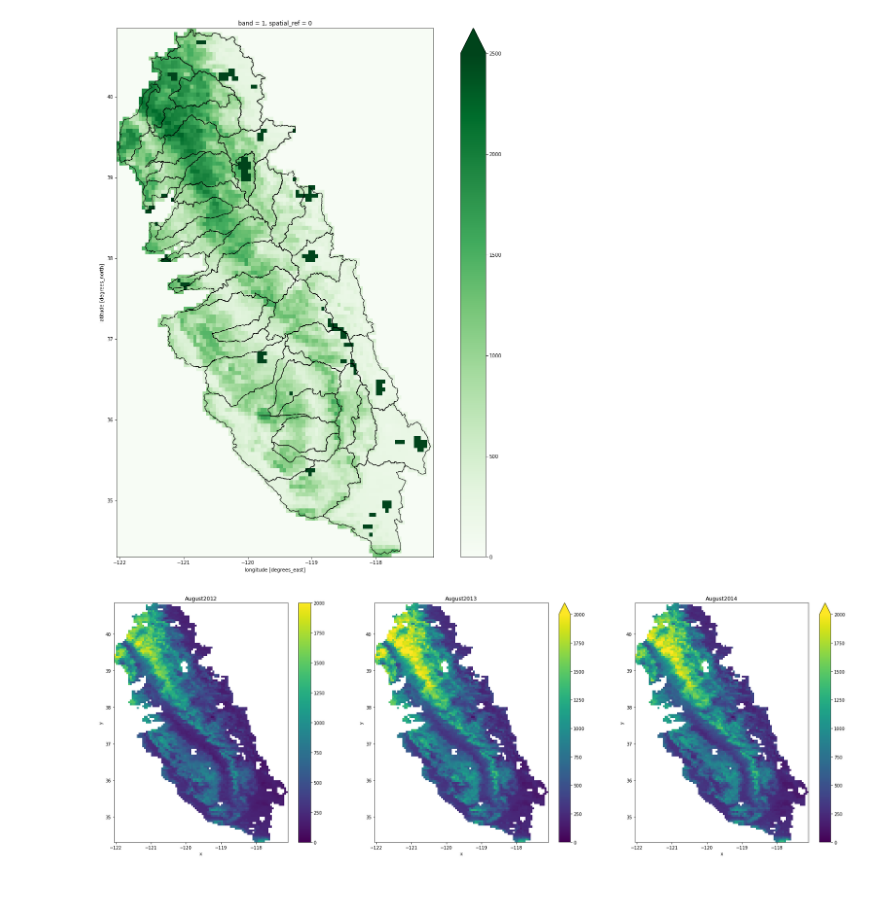
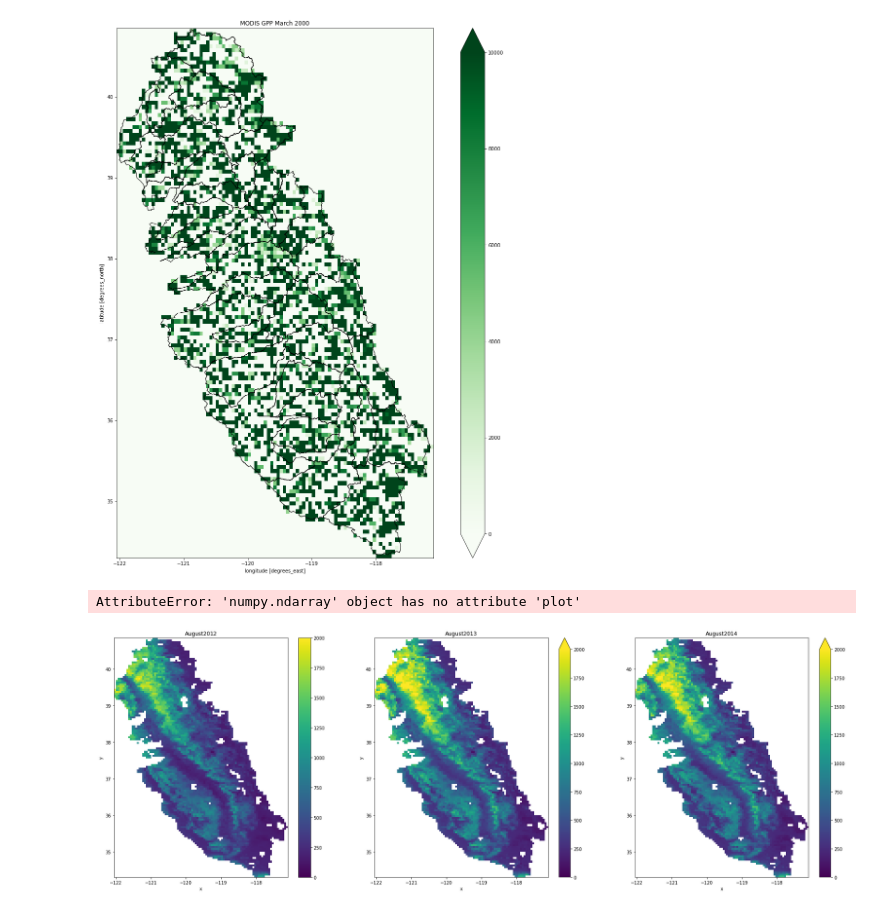
Before and after one commit to mariannecowherd/pe_snow_fires, a Jupyter notebook: scripts/modis_gpp.ipynb, the cells around one changed output. Drawn from its saved outputs; the diff is of its cells as text; code cells hidden in the pictures.

```diff
--- a/scripts/modis_gpp.ipynb
+++ b/scripts/modis_gpp.ipynb
@@ -17,37 +17,47 @@ warnings.filterwarnings('ignore')
 from constants import *
 os.chdir(home_dir)
 # %%
-filepath = 'c:/users/marianne/NTSG_products/MOD17/MOD17A2_GPP.2004.M08.tif'
+filepath = 'c:/users/marianne/NTSG_products/MOD17/MOD17A2_GPP.2000.M03.tif'
 modis_pre = rxr.open_rasterio(filepath,
                               masked=True)
 # %%
 sn_trans = sn_watersheds.to_crs(modis_pre.rio.crs)
 from rasterio.plot import plotting_extent
 
 #  Create a box representing the spatial extent of your data
 crop_bound_box = [box(*sn_watersheds.total_bounds)]
 # Clip the data by  chaining together rio.clip with rio.open_rasterio
 # from_disk=True allows you to only open the data that you wish to work with
 modis_pre_clip = modis_pre.rio.clip(sn_trans.geometry,
                                                                     crs=sn_watersheds.crs,
                                                                     # Include all pixels even partial pixels
                                                                     all_touched=True,
                                                                     from_disk=True).squeeze()
 # The final clipped data
 #modis_pre_clip
 
 
 modis_ext = plotting_extent(modis_pre_clip,
                             modis_pre_clip.rio.transform())
 
                             # View cropped data
 f, ax = plt.subplots(figsize=(20,20))
-modis_pre_clip.plot(ax=ax,cmap = 'Greens',vmin = 0,vmax=2500)
+# modis_pre_clip.plot(ax=ax,cmap = 'Greens',vmin = 0,vmax=2500)
+mpc_scaled = modis_pre_clip
+mpc_scaled.values = modis_pre_clip.values * 1000
+mpc_scaled.plot(ax=ax,cmap = 'Greens',vmin = 0,vmax=10000)
 sn_trans.boundary.plot(ax=ax, linewidth = 1,
                     color="black")
+
+
+ax.set_title('MODIS GPP March 2000')
 plt.show()
 # %% [output]
-[figure, old version]
+[figure, new version]
+# %%
+(modis_pre_clip.values * 1000)
+# %% [output]
+AttributeError: 'numpy.ndarray' object has no attribute 'plot'
 # %%
 modis_pre = np.zeros((16,13,1200,1200))
 for y in range(2000,2001):
```
Also changed, not shown: 2 other files.
